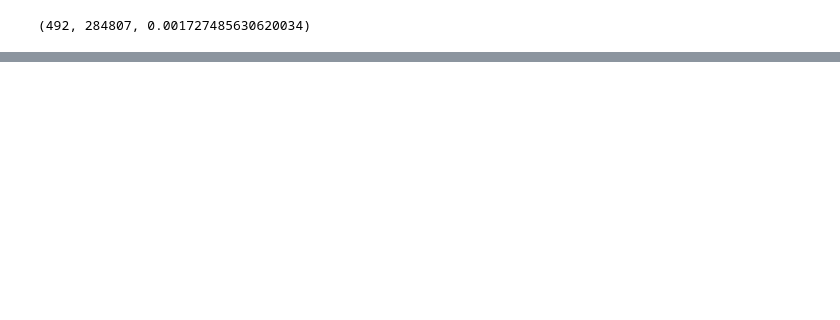
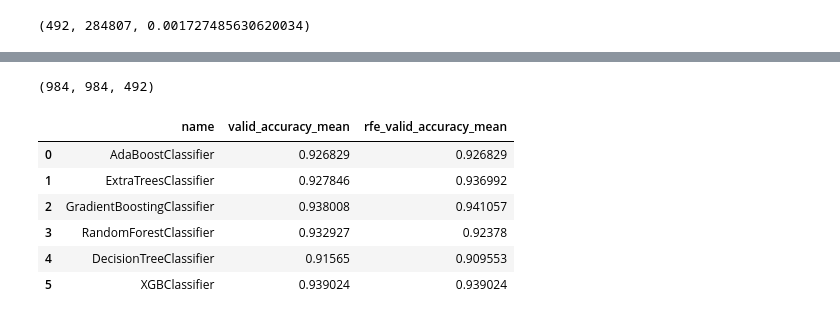
Before and after one commit to Gin04gh/datascience, a Jupyter notebook: kaggle_dataset_credit_card_fraud_detection/notebook.ipynb, the cells around one changed output, grey strips where cells are left out. Drawn from its saved outputs; the diff is of its cells as text; code cells hidden in the pictures; blank space fills up the shorter version.

```diff
--- a/kaggle_dataset_credit_card_fraud_detection/notebook.ipynb
+++ b/kaggle_dataset_credit_card_fraud_detection/notebook.ipynb
@@ -60,0 +88,58 @@ df['Class'].sum(), df['Class'].count(), df['Class'].sum() / df['Class'].count()
+# %%
+cols = df.columns.tolist()
+cols.remove('Class')
+
+positive_cnt = int(df['Class'].sum())
+rus = under_sampling.RandomUnderSampler(ratio={0:positive_cnt, 1:positive_cnt}, random_state=0)
+df_sampled_x, df_sampled_y = rus.fit_sample(df[cols], df[['Class']])
+
+len(df_sampled_x), len(df_sampled_y), df['Class'].sum()
+# %% [output]
+(984, 984, 492)
+# %%
+# 特徴量を選択する
+
+feature_importance_models = [
+    ensemble.AdaBoostClassifier(),
+    ensemble.ExtraTreesClassifier(),
+    ensemble.GradientBoostingClassifier(),
+    ensemble.RandomForestClassifier(),
+    tree.DecisionTreeClassifier(),
+    XGBClassifier()
+]
+
+df_compare = pd.DataFrame(columns=['name', 'valid_accuracy_mean', 'rfe_valid_accuracy_mean'])
+scoring = ['accuracy']
+
+df_rfe_cols_cnt = pd.DataFrame(columns=['cnt'], index=cols)
+df_rfe_cols_cnt['cnt'] = 0
+
+for i, model in tqdm(enumerate(feature_importance_models), total=len(feature_importance_models)):
+
+    name = model.__class__.__name__
+
+    rlts = model_selection.cross_validate(model, df_sampled_x, df_sampled_y, scoring=scoring)
+
+    rfe = feature_selection.RFECV(model, step=3)
+    rfe.fit(df_sampled_x, df_sampled_y)
+    rfe_cols = df[cols].columns.values[rfe.get_support()]
+    rfe_rlts = model_selection.cross_validate(model, df_sampled_x, df_sampled_y, scoring=scoring)
+
+    df_compare.loc[i, 'name'] = name
+    df_compare.loc[i, 'valid_accuracy_mean'] = rlts['test_accuracy'].mean()
+    df_compare.loc[i, 'rfe_valid_accuracy_mean'] = rfe_rlts['test_accuracy'].mean()
+
+    df_rfe_cols_cnt.loc[rfe_cols, 'cnt'] += 1
+# %%
+cols = df_compare.columns.tolist()
+cols.remove('name')
+df_compare[cols] = df_compare[cols].astype(np.float64)
+df_compare.style.background_gradient(axis=0, cmap=cm)
+# %% [output]
+|  | name | valid_accuracy_mean | rfe_valid_accuracy_mean |
+| 0 | AdaBoostClassifier | 0.926829 | 0.926829 |
+| 1 | ExtraTreesClassifier | 0.927846 | 0.936992 |
+| 2 | GradientBoostingClassifier | 0.938008 | 0.941057 |
+| 3 | RandomForestClassifier | 0.932927 | 0.92378 |
+| 4 | DecisionTreeClassifier | 0.91565 | 0.909553 |
+| 5 | XGBClassifier | 0.939024 | 0.939024 |
```
Also changed, not shown: parts of 10 cells of this notebook.
